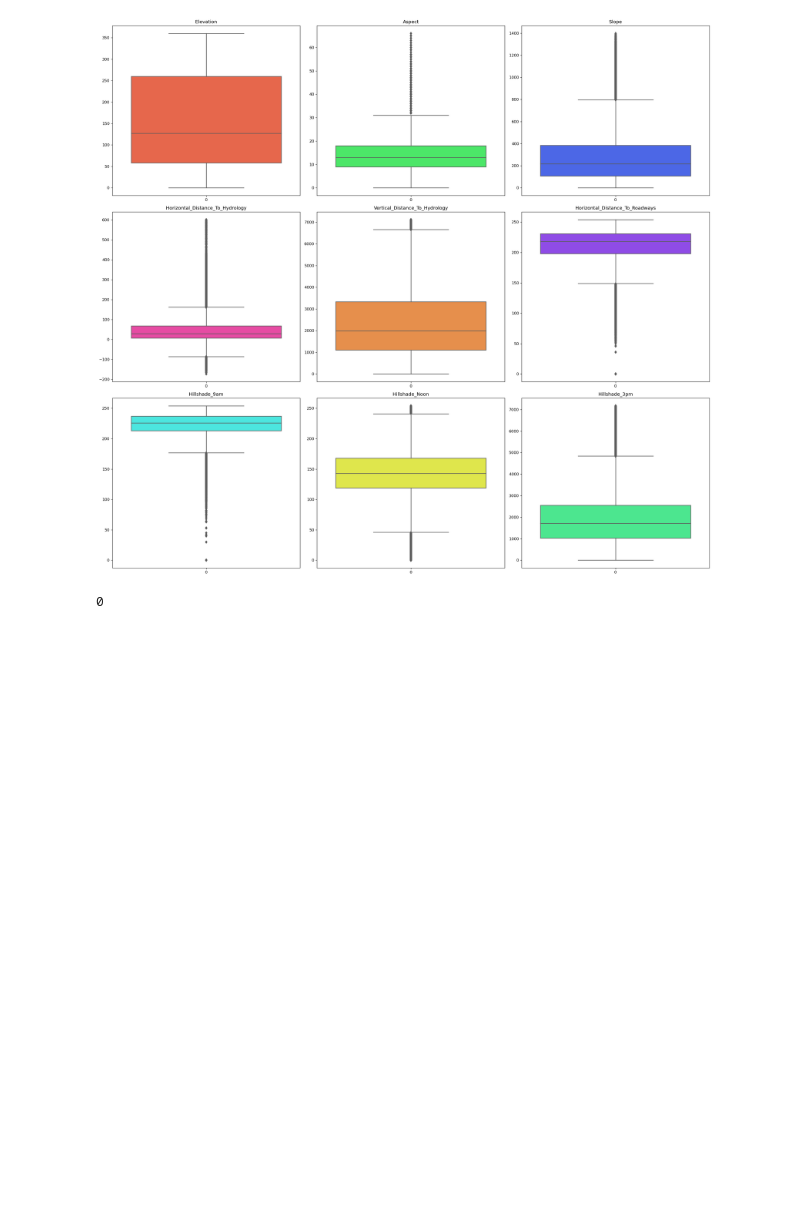
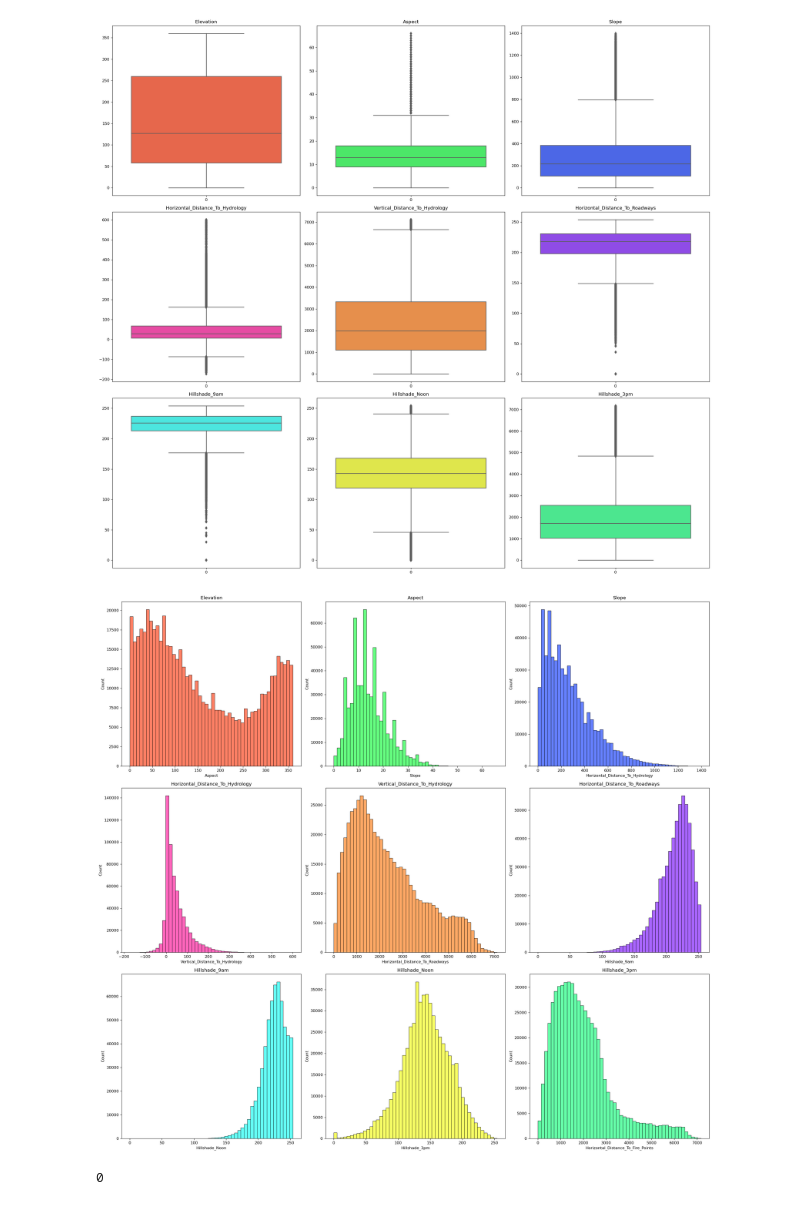
Before and after one commit to fenilenvinileno97/decision_trees, a Jupyter notebook: 4-final_project.ipynb, the cells around one changed output. Saved outputs shown, nothing was run; the diff lists cells and outputs as text; code cells hidden in the pictures; blank space fills up the shorter version.

```diff
--- a/4-final_project.ipynb
+++ b/4-final_project.ipynb
@@ -117,6 +117,15 @@ plt.tight_layout()
 plt.show()
 # %% [output]
 [figure]
+# %%
+fig, axes = plt.subplots(nrows=3, ncols=3, figsize=(22,20), dpi=120)
+for i in range(1, 10):
+    sns.histplot(data=df.iloc[:, i], ax=axes.flat[i-1], color=custom_palette[i-1], bins=50)
+    axes.flat[i-1].set_title(column_names[i-1])
+plt.tight_layout()
+plt.show()
+# %% [output]
+[figure, added]
 # %%
 df.isna().sum().sum()
 # %% [output]
```
Also changed, not shown: parts of 30 cells of this notebook, 1 other file.
